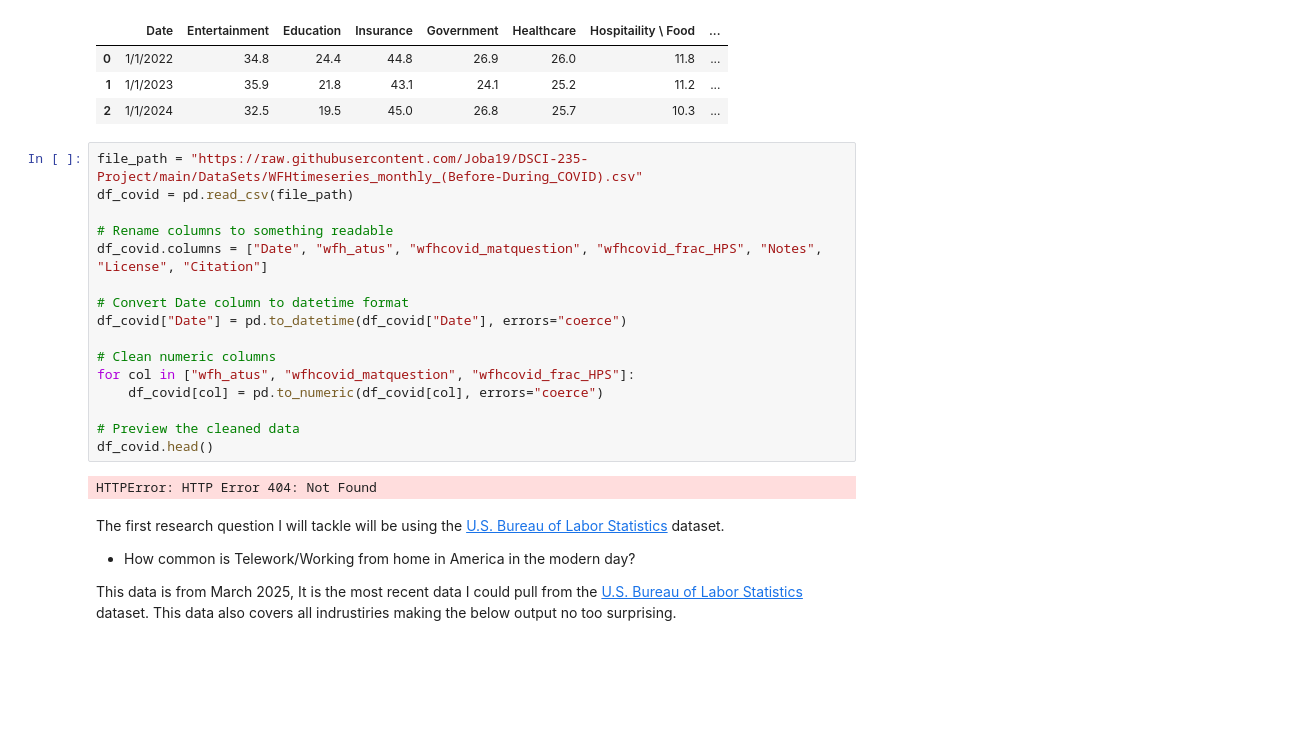
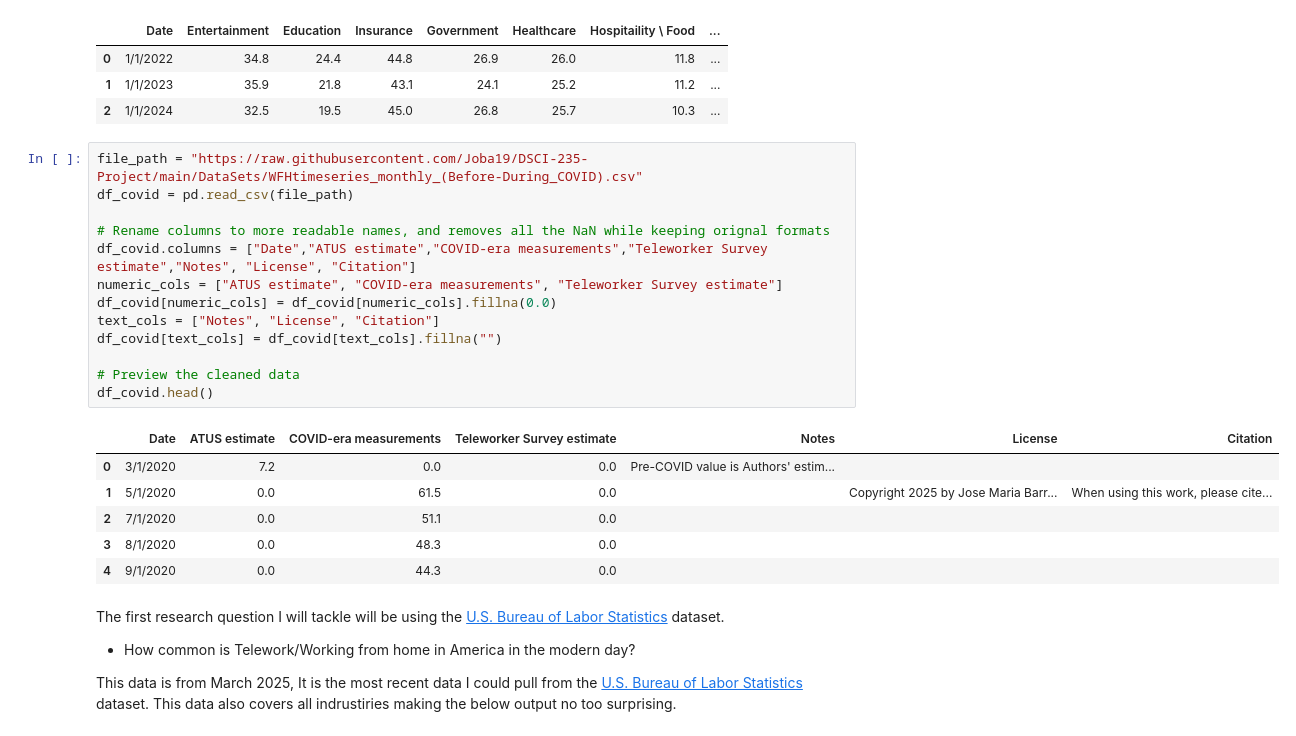
Before and after one commit to Joba19/DSCI-235-Project, a Jupyter notebook: Project.ipynb, the cells around one changed output. Cells and saved outputs as stored; diff of their text form; blank space fills up the shorter version.

Commit message:
Integrated the dataset "WFHtimeseries_monthly_(Before-During_COVID)"

```diff
--- a/Project.ipynb
+++ b/Project.ipynb
@@ -114,21 +114,23 @@ df2.head()
 # %%
 file_path = "https://raw.githubusercontent.com/Joba19/DSCI-235-Project/main/DataSets/WFHtimeseries_monthly_(Before-During_COVID).csv"
 df_covid = pd.read_csv(file_path)
 
-# Rename columns to something readable
-df_covid.columns = ["Date", "wfh_atus", "wfhcovid_matquestion", "wfhcovid_frac_HPS", "Notes", "License", "Citation"]
-
-# Convert Date column to datetime format
-df_covid["Date"] = pd.to_datetime(df_covid["Date"], errors="coerce")
-
-# Clean numeric columns
-for col in ["wfh_atus", "wfhcovid_matquestion", "wfhcovid_frac_HPS"]:
-    df_covid[col] = pd.to_numeric(df_covid[col], errors="coerce")
+# Rename columns to more readable names, and removes all the NaN while keeping orignal formats
+df_covid.columns = ["Date","ATUS estimate","COVID-era measurements","Teleworker Survey estimate","Notes", "License", "Citation"]
+numeric_cols = ["ATUS estimate", "COVID-era measurements", "Teleworker Survey estimate"]
+df_covid[numeric_cols] = df_covid[numeric_cols].fillna(0.0)
+text_cols = ["Notes", "License", "Citation"]
+df_covid[text_cols] = df_covid[text_cols].fillna("")
 
 # Preview the cleaned data
 df_covid.head()
 # %% [output]
-HTTPError: HTTP Error 404: Not Found
+|  | Date | ATUS estimate | COVID-era measurements | Teleworker Survey estimate | Notes | License | Citation |
+| 0 | 3/1/2020 | 7.2 | 0.0 | 0.0 | Pre-COVID value is Authors' estim... |  |  |
+| 1 | 5/1/2020 | 0.0 | 61.5 | 0.0 |  | Copyright 2025 by Jose Maria Barr... | When using this work, please cite... |
+| 2 | 7/1/2020 | 0.0 | 51.1 | 0.0 |  |  |  |
+| 3 | 8/1/2020 | 0.0 | 48.3 | 0.0 |  |  |  |
+| 4 | 9/1/2020 | 0.0 | 44.3 | 0.0 |  |  |  |
 # %% [markdown]
 The first research question I will tackle will be using the [U.S. Bureau of Labor Statistics](https://www.bls.gov/opub/ted/2023/about-1-in-3-workers-in-management-professional-and-related-occupations-teleworked-november-2023.htm) dataset.
 - How common is Telework/Working from home in America in the modern day?
```
